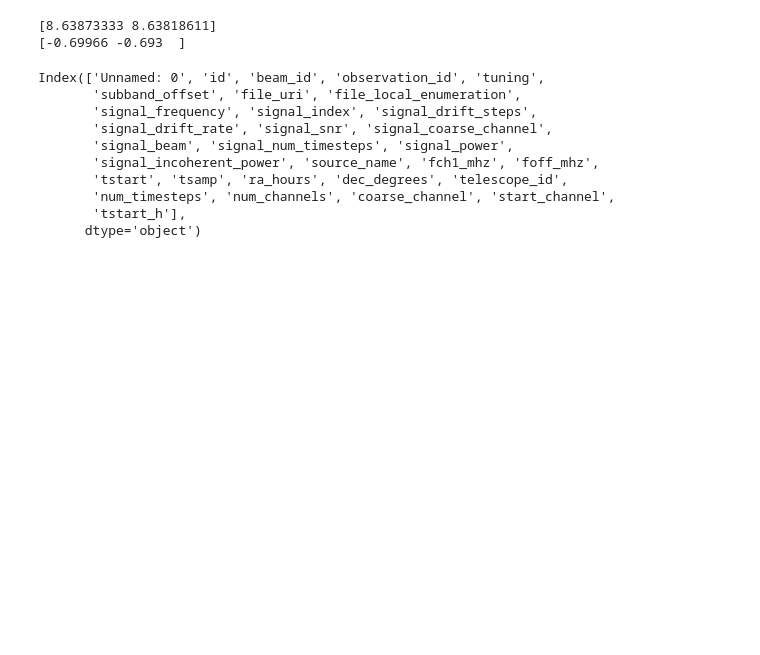
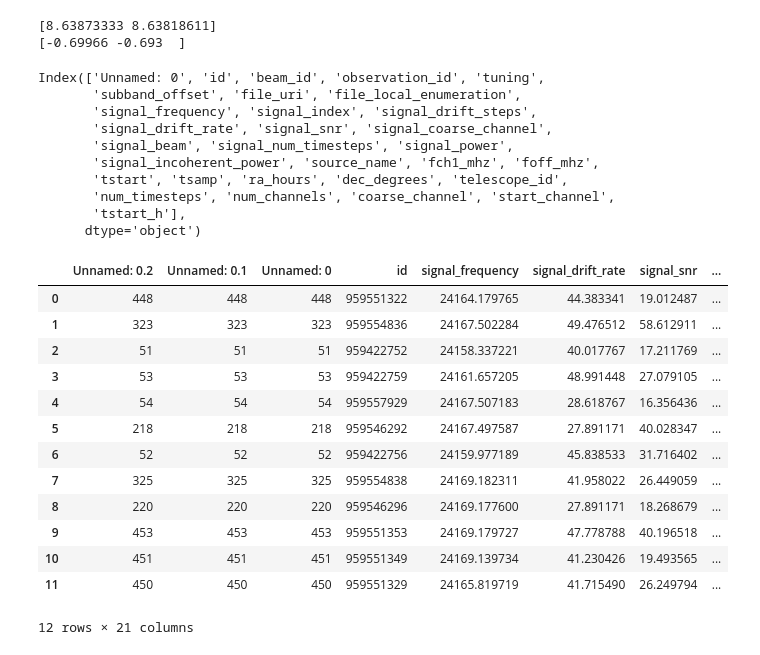
Before and after one commit to talonmyburgh/BL-COSMIC-HighFreq-Search, a Jupyter notebook: candidate/investigate_candidate.ipynb, the cells around one changed output. Cells and saved outputs as stored; diff of their text form; code cells hidden in the pictures; blank space fills up the shorter version.

```diff
--- a/candidate/investigate_candidate.ipynb
+++ b/candidate/investigate_candidate.ipynb
@@ -142,3 +142,20 @@ candidates = pd.read_csv("/home/nstiegle/promising_candidates.csv")
 for id in candidates.id:
     if id not in df_cleaned.id.values:
         print(id)
+# %%
+candidates
+# %% [output]
+|  | Unnamed: 0.2 | Unnamed: 0.1 | Unnamed: 0 | id | signal_frequency | signal_drift_rate | signal_snr | ... |
+| 0 | 448 | 448 | 448 | 959551322 | 24164.179765 | 44.383341 | 19.012487 | ... |
+| 1 | 323 | 323 | 323 | 959554836 | 24167.502284 | 49.476512 | 58.612911 | ... |
+| 2 | 51 | 51 | 51 | 959422752 | 24158.337221 | 40.017767 | 17.211769 | ... |
+| 3 | 53 | 53 | 53 | 959422759 | 24161.657205 | 48.991448 | 27.079105 | ... |
+| 4 | 54 | 54 | 54 | 959557929 | 24167.507183 | 28.618767 | 16.356436 | ... |
+| 5 | 218 | 218 | 218 | 959546292 | 24167.497587 | 27.891171 | 40.028347 | ... |
+| 6 | 52 | 52 | 52 | 959422756 | 24159.977189 | 45.838533 | 31.716402 | ... |
+| 7 | 325 | 325 | 325 | 959554838 | 24169.182311 | 41.958022 | 26.449059 | ... |
+| 8 | 220 | 220 | 220 | 959546296 | 24169.177600 | 27.891171 | 18.268679 | ... |
+| 9 | 453 | 453 | 453 | 959551353 | 24169.179727 | 47.778788 | 40.196518 | ... |
+| 10 | 451 | 451 | 451 | 959551349 | 24169.139734 | 41.230426 | 19.493565 | ... |
+| 11 | 450 | 450 | 450 | 959551329 | 24165.819719 | 41.715490 | 26.249794 | ... |
+12 rows × 21 columns
```
Also changed, not shown: parts of 1 cell of this notebook, 15 other files.
